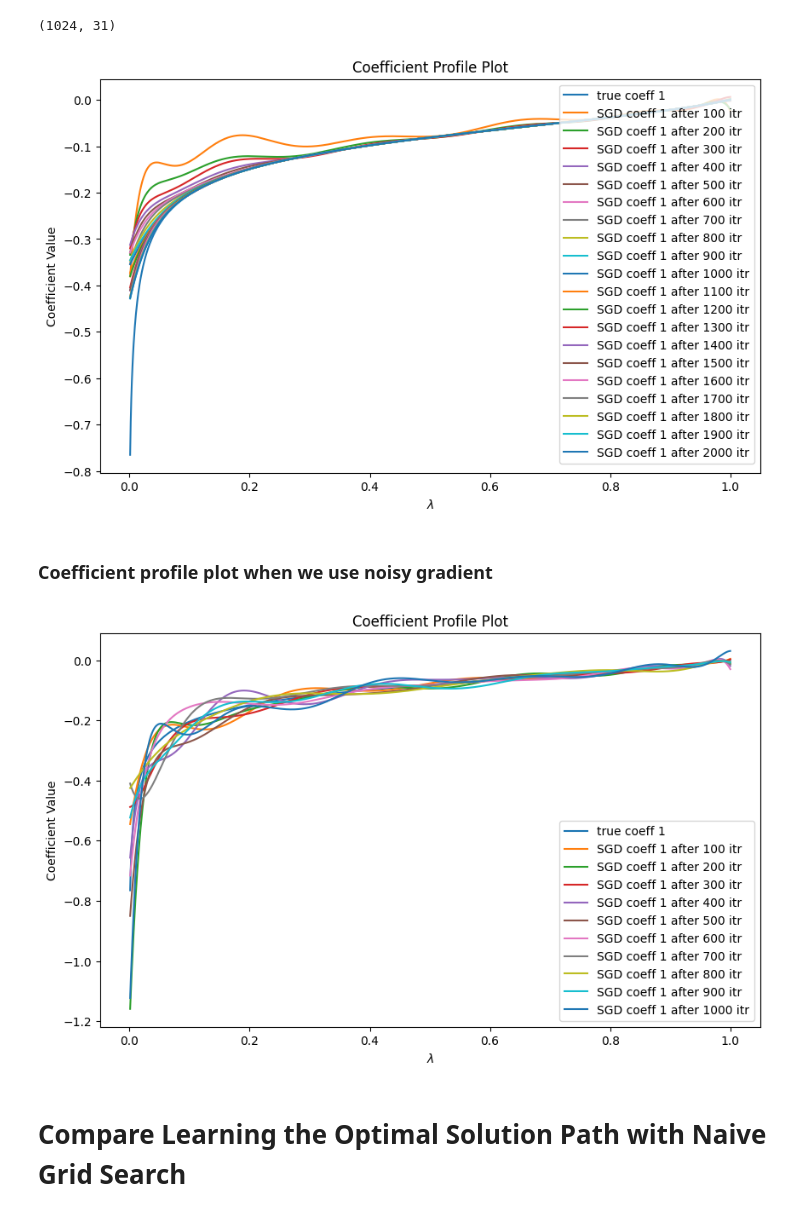
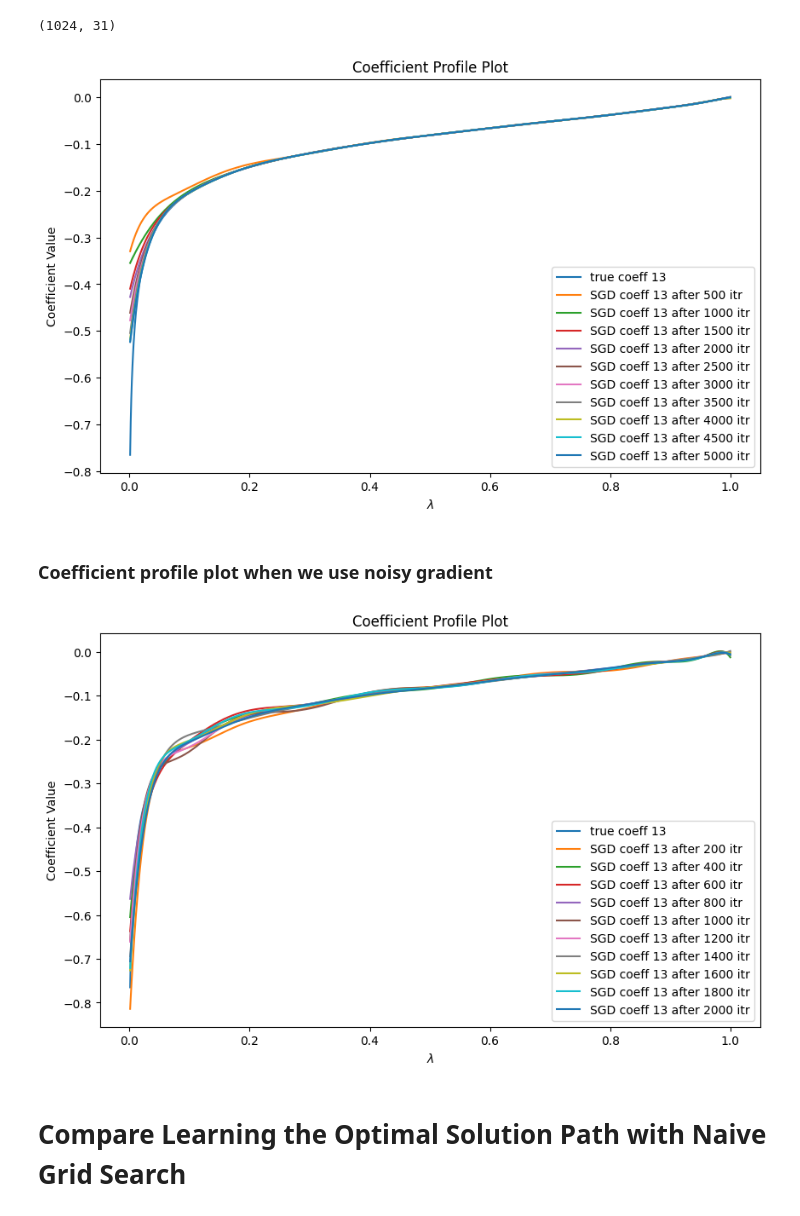
Before and after one commit to Cumberkid/Learning-the-Optimal-Solution-Path, a Jupyter notebook: Learning_the_Optimal_Solution_Path_vs_Naive_Grid_Search_using_PyTorch.ipynb, the cells around one changed output. Drawn from its saved outputs; the diff is of its cells as text; code cells hidden in the pictures.

```diff
--- a/Learning_the_Optimal_Solution_Path_vs_Naive_Grid_Search_using_PyTorch.ipynb
+++ b/Learning_the_Optimal_Solution_Path_vs_Naive_Grid_Search_using_PyTorch.ipynb
@@ -507,7 +507,7 @@ coeff_index = 13
 # %%
 # build the model
 basis_dim = 13
-epoch = 2000
+epoch = 5000
 lr = 0.5**6
 
 np.random.seed(8675309)
@@ -518,7 +518,7 @@ optimizer.zero_grad()
 thetas_SGD_history = []
 for t in range(epoch):
     SGD.train_SGD(GD_data_loader, model, criterion, optimizer)
-    if (t+1) % 100 == 0:
+    if (t+1) % 500 == 0:
         thetas_SGD = []
         for lam in lambdas:
             thetas_SGD.append(model(lam).data.cpu().detach().numpy())
@@ -531,25 +531,25 @@ thetas_SGD.shape
 # %%
 # Create a Matplotlib plot
 plt.figure(figsize=(10, 6))
-plt.plot(lambdas, true_thetas[:,coeff_index], label=f'true coeff {1}')
+plt.plot(lambdas, true_thetas[:,coeff_index], label=f'true coeff {coeff_index}')
 
 for i in range(0, len(thetas_SGD_history)):
-    plt.plot(lambdas, thetas_SGD_history[i][:,coeff_index], label=f'SGD coeff {1} after {(i+1)*100} itr')
+    plt.plot(lambdas, thetas_SGD_history[i][:,coeff_index], label=f'SGD coeff {coeff_index} after {(i+1)*500} itr')
 
 
 # Set plot labels and title
 # plt.xscale('log')  # Log scale for the x-axis
 plt.xlabel('$\\lambda$')
 plt.ylabel('Coefficient Value')
 plt.title('Coefficient Profile Plot')
 
 # Add legend
 plt.legend()
 
 # Show the plot
 plt.show()
 # %% [output]
-[figure, old version]
+[figure, new version]
 # %% [markdown]
 ### Coefficient profile plot when we use noisy gradient
 # %%
@@ -575,10 +579,10 @@ for t in range(epoch):
 # %%
 # Create a Matplotlib plot
 plt.figure(figsize=(10, 6))
-plt.plot(lambdas, true_thetas[:,coeff_index], label=f'true coeff {1}')
+plt.plot(lambdas, true_thetas[:,coeff_index], label=f'true coeff {coeff_index}')
 
 for i in range(0, len(thetas_SGD_history)):
-    plt.plot(lambdas, thetas_SGD_history[i][:,coeff_index], label=f'SGD coeff {1} after {(i+1)*100} itr')
+    plt.plot(lambdas, thetas_SGD_history[i][:,coeff_index], label=f'SGD coeff {coeff_index} after {(i+1)*200} itr')
 
 
 # Set plot labels and title
@@ -593,7 +597,7 @@ plt.legend()
 # Show the plot
 plt.show()
 # %% [output]
-[figure, old version]
+[figure, new version]
 # %% [markdown]
 # Compare Learning the Optimal Solution Path with Naive Grid Search
 # %%
```
Also changed, not shown: parts of 1 cell of this notebook.
